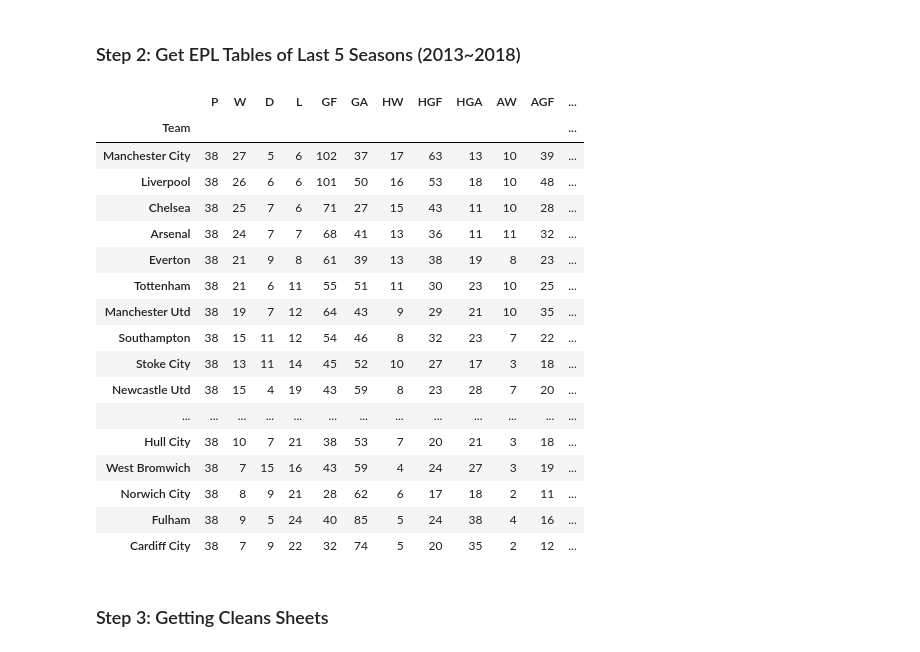
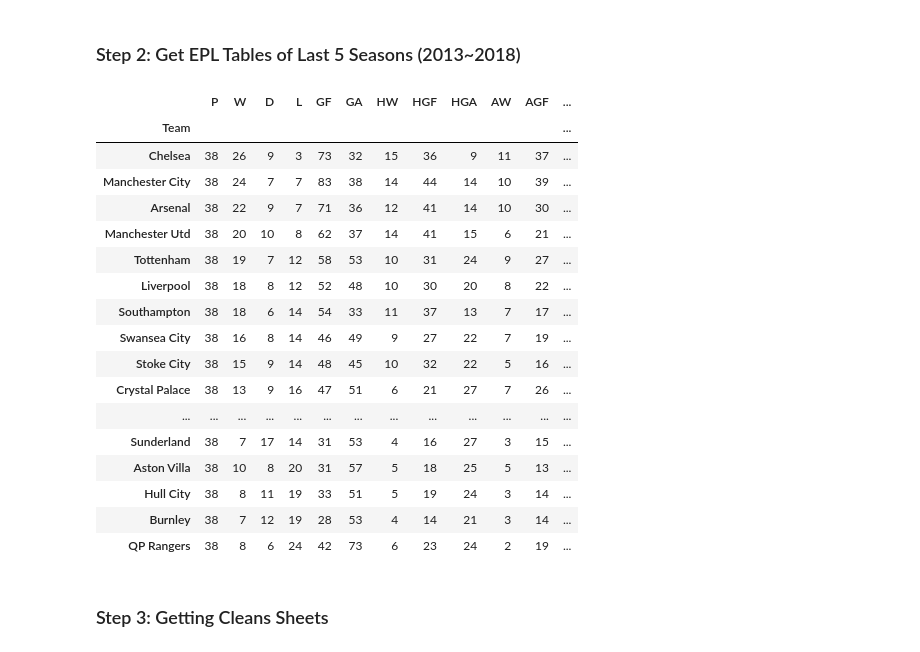
Before and after one commit to slee279/EPL, a Jupyter notebook: matchpredictor.ipynb, the cells around one changed output. Saved outputs shown, nothing was run; the diff lists cells and outputs as text; code cells hidden in the pictures.

```diff
--- a/matchpredictor.ipynb
+++ b/matchpredictor.ipynb
@@ -11,6 +11,33 @@ from scipy.stats import poisson
 ### Step 1: Get EPL Team Overall Stats from web
 Get EPL teams' stats using database in www.pesmaster.com.
 The result dictionary will have 6 seasons' stats from 13/14 ~ 18/19 EPL.
+# %%
+# list of the teams (18/19)
+# data from three different sources use different names for teams.
+# manually making a dictionary to rename teams
+team_dict = {
+            'Arsenal FC': 'Arsenal',
+            'Burnley FC': 'Burnley',
+            'Liverpool FC': 'Liverpool',
+            'Everton FC': 'Everton',
+            'Fulham FC': 'Fulham',
+            'Southampton FC': 'Southampton',
+            'Chelsea FC': 'Chelsea',
+            'West Bromwich Albion': 'West Bromwich',
+            'Manchester United': 'Manchester Utd',
+            'Manchester City': 'Manchester City',
+            'Newcastle United': 'Newcastle Utd',
+            'West Ham United': 'West Ham Utd',
+            'Tottenham Hotspur': 'Tottenham',
+            'Queens Park Rangers': 'QP Rangers',
+            'Watford FC': 'Watford',
+            'AFC Bournemouth': 'Bournemouth',
+            'Sunderland AFC': 'Sunderland',
+            'Middlesbrough FC': 'Middlesbrough',
+            'Brighton & Hove Albion': 'Brighton & Hove',
+            'Huddersfield Town': 'Huddersfield',
+            'QPR': 'QP Rangers'
+            }
 # %%
 teams_seasons = []
 for year in range(2014, 2020):
@@ -48,6 +75,8 @@ for year in range(2014, 2020):
 
     teams_df = pd.DataFrame(teams, columns=(['Team', 'Ovr', 'Def', 'Mid', 'Fwd', 'Phy', 'Spd']))
     teams_df = teams_df.set_index('Team')
+    teams_df.rename(index=team_dict, inplace=True)
+
     # put all seasons into a list
     teams_seasons.append(teams_df)
 
@@ -199,25 +220,25 @@ for year in range(2014, 2019):
 # make a list as a dictionary that has keys = season (2013, 2014, ..., 2017)
 dict_seasons = {str(2013 + i) : season_tables[i] for i in range(0,5)}
 # %%
-dict_seasons['2013'] # EPL Season 2013/2014
+dict_seasons['2014'] # EPL Season 2013/2014
 # %% [output]
 |  | P | W | D | L | GF | GA | HW | HGF | HGA | AW | AGF | ... |
 | Team |  |  |  |  |  |  |  |  |  |  |  | ... |
-| Manchester City | 38 | 27 | 5 | 6 | 102 | 37 | 17 | 63 | 13 | 10 | 39 | ... |
-| Liverpool | 38 | 26 | 6 | 6 | 101 | 50 | 16 | 53 | 18 | 10 | 48 | ... |
-| Chelsea | 38 | 25 | 7 | 6 | 71 | 27 | 15 | 43 | 11 | 10 | 28 | ... |
-| Arsenal | 38 | 24 | 7 | 7 | 68 | 41 | 13 | 36 | 11 | 11 | 32 | ... |
-| Everton | 38 | 21 | 9 | 8 | 61 | 39 | 13 | 38 | 19 | 8 | 23 | ... |
-| Tottenham | 38 | 21 | 6 | 11 | 55 | 51 | 11 | 30 | 23 | 10 | 25 | ... |
-| Manchester Utd | 38 | 19 | 7 | 12 | 64 | 43 | 9 | 29 | 21 | 10 | 35 | ... |
-| Southampton | 38 | 15 | 11 | 12 | 54 | 46 | 8 | 32 | 23 | 7 | 22 | ... |
-| Stoke City | 38 | 13 | 11 | 14 | 45 | 52 | 10 | 27 | 17 | 3 | 18 | ... |
-| Newcastle Utd | 38 | 15 | 4 | 19 | 43 | 59 | 8 | 23 | 28 | 7 | 20 | ... |
+| Chelsea | 38 | 26 | 9 | 3 | 73 | 32 | 15 | 36 | 9 | 11 | 37 | ... |
+| Manchester City | 38 | 24 | 7 | 7 | 83 | 38 | 14 | 44 | 14 | 10 | 39 | ... |
+| Arsenal | 38 | 22 | 9 | 7 | 71 | 36 | 12 | 41 | 14 | 10 | 30 | ... |
+| Manchester Utd | 38 | 20 | 10 | 8 | 62 | 37 | 14 | 41 | 15 | 6 | 21 | ... |
+| Tottenham | 38 | 19 | 7 | 12 | 58 | 53 | 10 | 31 | 24 | 9 | 27 | ... |
+| Liverpool | 38 | 18 | 8 | 12 | 52 | 48 | 10 | 30 | 20 | 8 | 22 | ... |
+| Southampton | 38 | 18 | 6 | 14 | 54 | 33 | 11 | 37 | 13 | 7 | 17 | ... |
+| Swansea City | 38 | 16 | 8 | 14 | 46 | 49 | 9 | 27 | 22 | 7 | 19 | ... |
+| Stoke City | 38 | 15 | 9 | 14 | 48 | 45 | 10 | 32 | 22 | 5 | 16 | ... |
+| Crystal Palace | 38 | 13 | 9 | 16 | 47 | 51 | 6 | 21 | 27 | 7 | 26 | ... |
 | ... | ... | ... | ... | ... | ... | ... | ... | ... | ... | ... | ... | ... |
-| Hull City | 38 | 10 | 7 | 21 | 38 | 53 | 7 | 20 | 21 | 3 | 18 | ... |
-| West Bromwich | 38 | 7 | 15 | 16 | 43 | 59 | 4 | 24 | 27 | 3 | 19 | ... |
-| Norwich City | 38 | 8 | 9 | 21 | 28 | 62 | 6 | 17 | 18 | 2 | 11 | ... |
-| Fulham | 38 | 9 | 5 | 24 | 40 | 85 | 5 | 24 | 38 | 4 | 16 | ... |
-| Cardiff City | 38 | 7 | 9 | 22 | 32 | 74 | 5 | 20 | 35 | 2 | 12 | ... |
+| Sunderland | 38 | 7 | 17 | 14 | 31 | 53 | 4 | 16 | 27 | 3 | 15 | ... |
+| Aston Villa | 38 | 10 | 8 | 20 | 31 | 57 | 5 | 18 | 25 | 5 | 13 | ... |
+| Hull City | 38 | 8 | 11 | 19 | 33 | 51 | 5 | 19 | 24 | 3 | 14 | ... |
+| Burnley | 38 | 7 | 12 | 19 | 28 | 53 | 4 | 14 | 21 | 3 | 14 | ... |
+| QP Rangers | 38 | 8 | 6 | 24 | 42 | 73 | 6 | 23 | 24 | 2 | 19 | ... |
 # %% [markdown]
 ### Step 3: Getting Cleans Sheets
```
Also changed, not shown: parts of 5 cells of this notebook, 7 other files.
